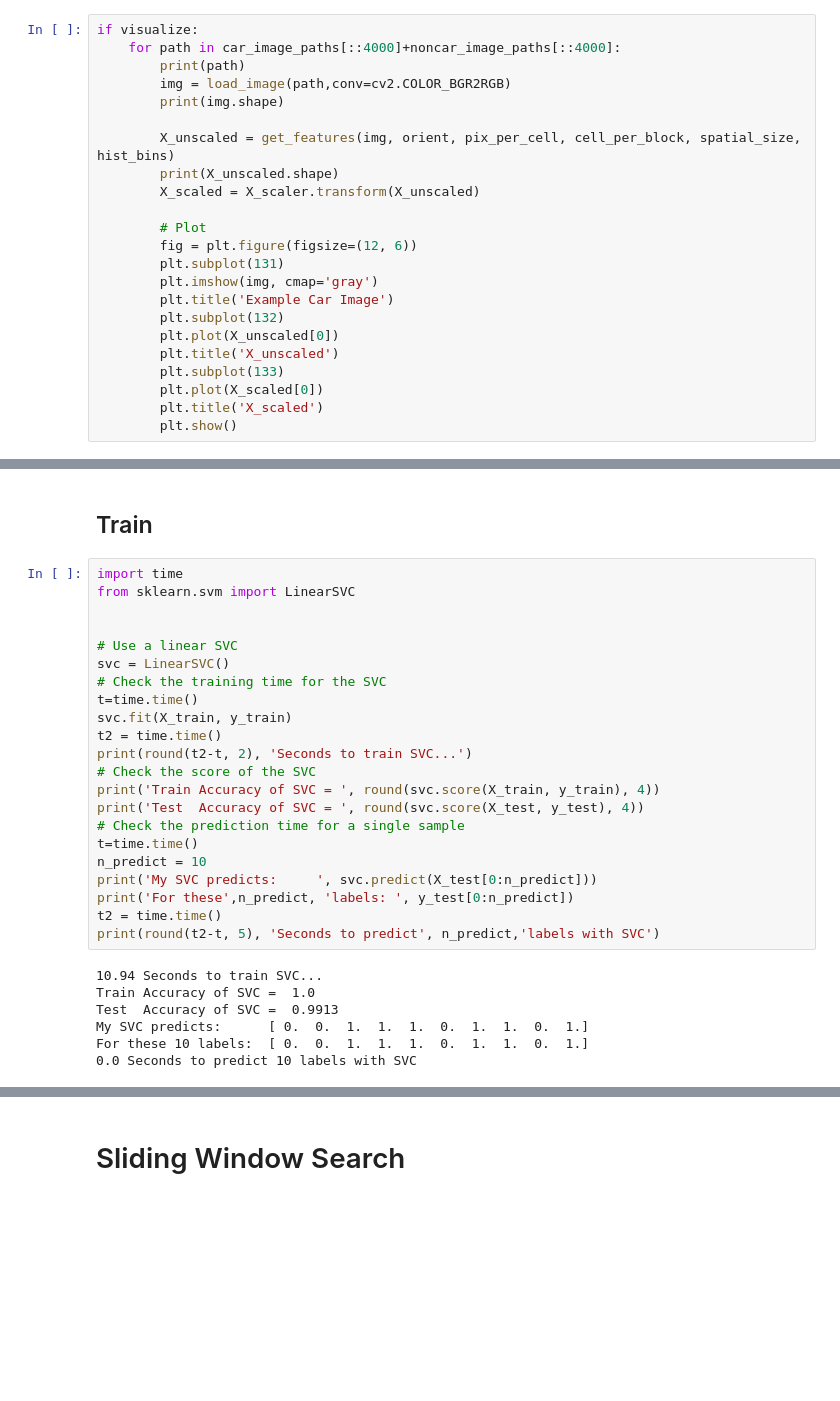
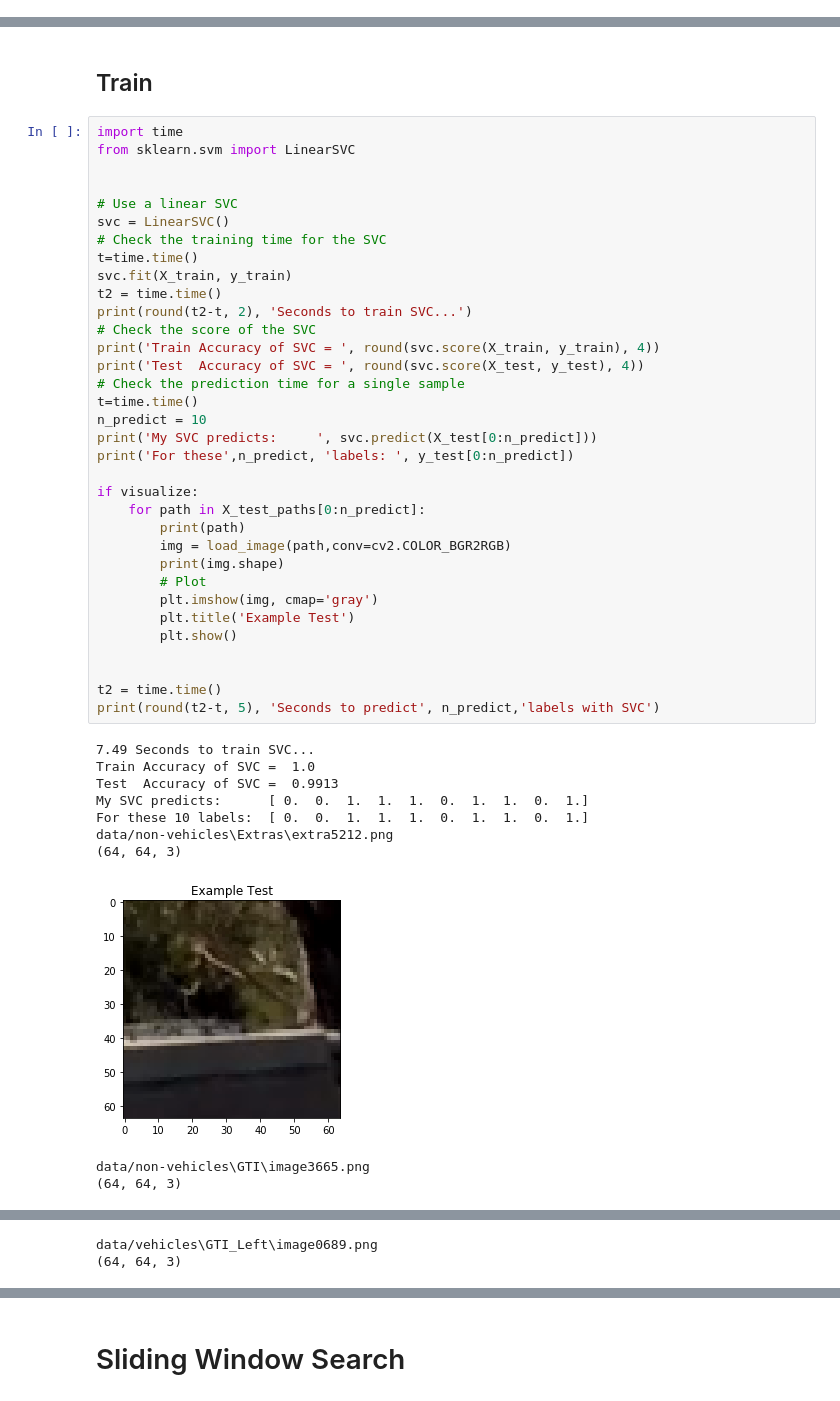
Before and after one commit to AndysDeepAbstractions/CarND-Vehicle-Detection, a Jupyter notebook: Vehicle-Detection.ipynb, the cells around one changed output, grey strips where cells are left out. Saved outputs shown, nothing was run; the diff lists cells and outputs as text; blank space fills up the shorter version.

```diff
--- a/Vehicle-Detection.ipynb
+++ b/Vehicle-Detection.ipynb
@@ -199,23 +192,0 @@ Wall time: 3.47 s
-# %%
-if visualize:
-    for path in car_image_paths[::4000]+noncar_image_paths[::4000]:
-        print(path)
-        img = load_image(path,conv=cv2.COLOR_BGR2RGB)
-        print(img.shape)
-
-        X_unscaled = get_features(img, orient, pix_per_cell, cell_per_block, spatial_size, hist_bins)
-        print(X_unscaled.shape)
-        X_scaled = X_scaler.transform(X_unscaled)
-
-        # Plot
-        fig = plt.figure(figsize=(12, 6))
-        plt.subplot(131)
-        plt.imshow(img, cmap='gray')
-        plt.title('Example Car Image')
-        plt.subplot(132)
-        plt.plot(X_unscaled[0])
-        plt.title('X_unscaled')
-        plt.subplot(133)
-        plt.plot(X_scaled[0])
-        plt.title('X_scaled')
-        plt.show()
@@ -349,29 +287,45 @@ data/non-vehicles\GTI\image2631.png
 # %%
 import time
 from sklearn.svm import LinearSVC
 
 
 # Use a linear SVC
 svc = LinearSVC()
 # Check the training time for the SVC
 t=time.time()
 svc.fit(X_train, y_train)
 t2 = time.time()
 print(round(t2-t, 2), 'Seconds to train SVC...')
 # Check the score of the SVC
 print('Train Accuracy of SVC = ', round(svc.score(X_train, y_train), 4))
 print('Test  Accuracy of SVC = ', round(svc.score(X_test, y_test), 4))
 # Check the prediction time for a single sample
 t=time.time()
 n_predict = 10
 print('My SVC predicts:     ', svc.predict(X_test[0:n_predict]))
 print('For these',n_predict, 'labels: ', y_test[0:n_predict])
+
+if visualize:
+    for path in X_test_paths[0:n_predict]:
+        print(path)
+        img = load_image(path,conv=cv2.COLOR_BGR2RGB)
+        print(img.shape)
+        # Plot
+        plt.imshow(img, cmap='gray')
+        plt.title('Example Test')
+        plt.show()
+
+
 t2 = time.time()
 print(round(t2-t, 5), 'Seconds to predict', n_predict,'labels with SVC')
 # %% [output]
-10.94 Seconds to train SVC...
+7.49 Seconds to train SVC...
 Train Accuracy of SVC =  1.0
 Test  Accuracy of SVC =  0.9913
 My SVC predicts:      [ 0.  0.  1.  1.  1.  0.  1.  1.  0.  1.]
 For these 10 labels:  [ 0.  0.  1.  1.  1.  0.  1.  1.  0.  1.]
-0.0 Seconds to predict 10 labels with SVC
+data/non-vehicles\Extras\extra5212.png
+(64, 64, 3)
+[figure, added]
+data/non-vehicles\GTI\image3665.png
+(64, 64, 3)
@@ -377,0 +333,2 @@ For these 10 labels:  [ 0.  0.  1.  1.  1.  0.  1.  1.  0.  1.]
+data/vehicles\GTI_Left\image0689.png
+(64, 64, 3)
```
Also changed, not shown: parts of 8 cells of this notebook, 4 other files.
